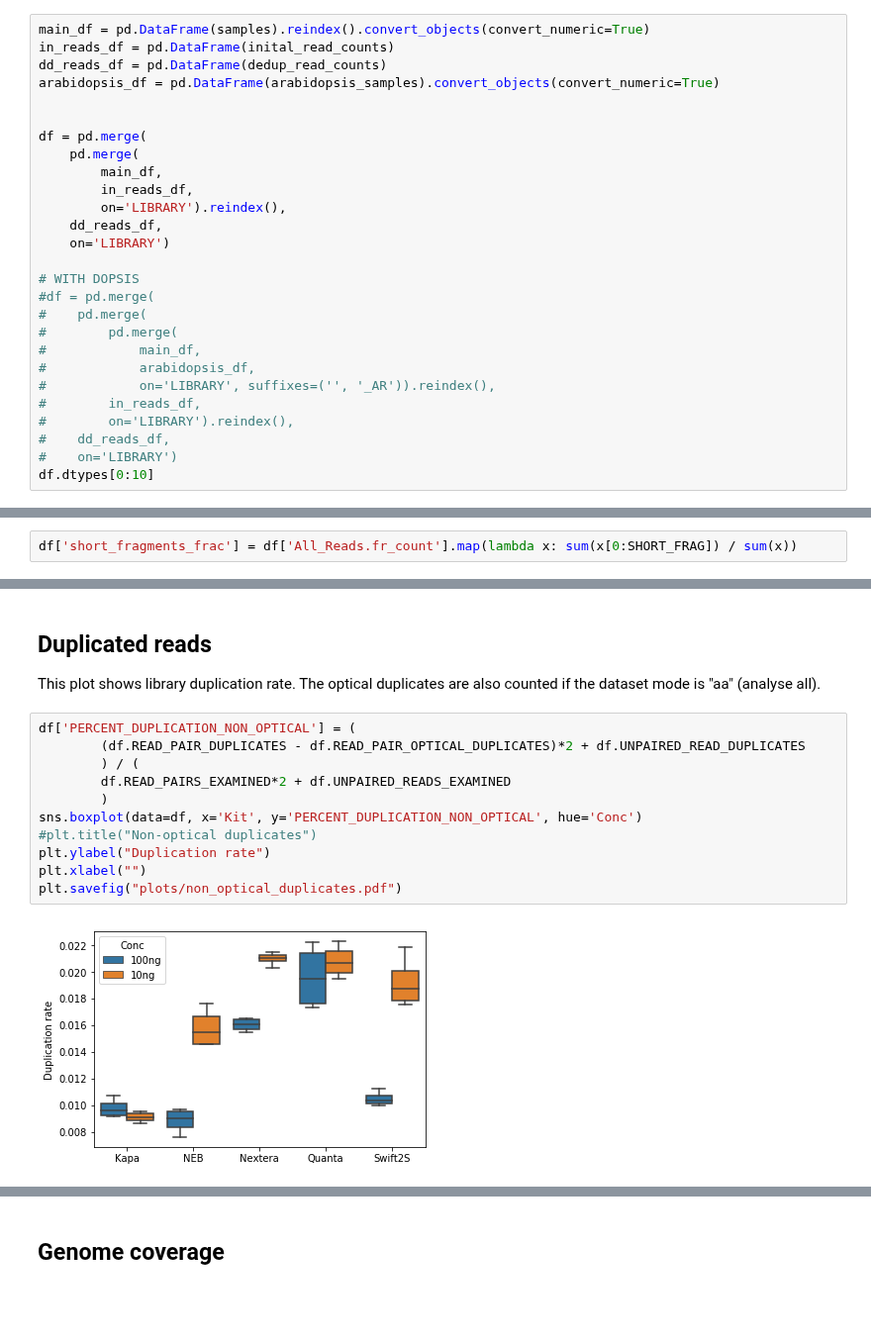
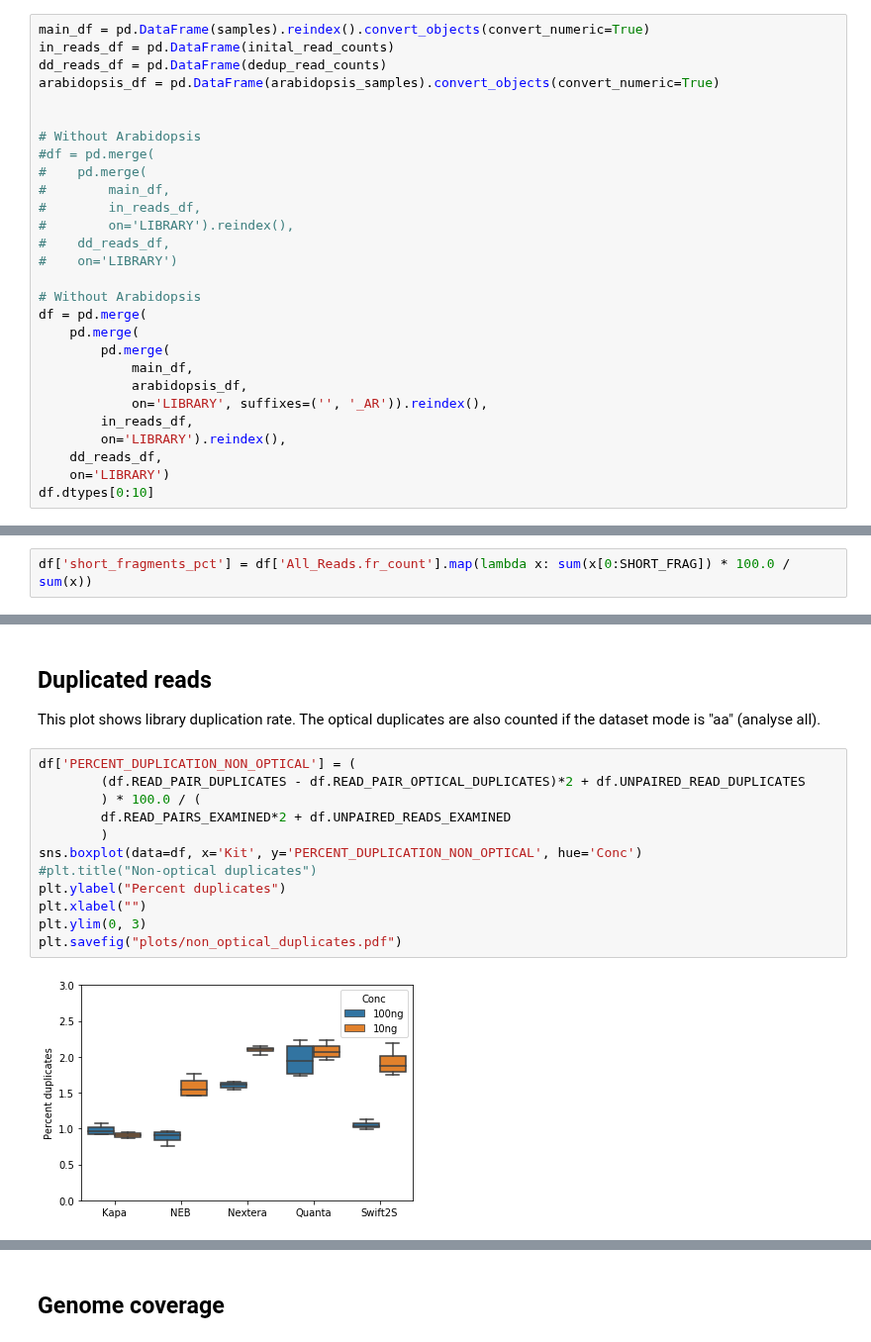
Before and after one commit to fa2k/comparison, a Jupyter notebook: Main_analysis.ipynb, the cells around one changed output, grey strips where cells are left out. Shown at 99% size. Drawn from its saved outputs; the diff is of its cells as text; blank space fills up the shorter version.

```diff
--- a/Main_analysis.ipynb
+++ b/Main_analysis.ipynb
@@ -128,25 +128,26 @@ dd_reads_df = pd.DataFrame(dedup_read_counts)
 arabidopsis_df = pd.DataFrame(arabidopsis_samples).convert_objects(convert_numeric=True)
 
 
+# Without Arabidopsis
+#df = pd.merge(
+#    pd.merge(
+#        main_df,
+#        in_reads_df,
+#        on='LIBRARY').reindex(),
+#    dd_reads_df,
+#    on='LIBRARY')
+
+# Without Arabidopsis
 df = pd.merge(
     pd.merge(
-        main_df,
+        pd.merge(
+            main_df,
+            arabidopsis_df,
+            on='LIBRARY', suffixes=('', '_AR')).reindex(),
         in_reads_df,
         on='LIBRARY').reindex(),
     dd_reads_df,
     on='LIBRARY')
-
-# WITH DOPSIS
-#df = pd.merge(
-#    pd.merge(
-#        pd.merge(
-#            main_df,
-#            arabidopsis_df,
-#            on='LIBRARY', suffixes=('', '_AR')).reindex(),
-#        in_reads_df,
-#        on='LIBRARY').reindex(),
-#    dd_reads_df,
-#    on='LIBRARY')
 df.dtypes[0:10]
 # %% [output]
 For all other conversions use the data-type specific converters pd.to_datetime, pd.to_timedelta and pd.to_numeric.
@@ -372,3 +406,3 @@ plt.savefig("plots/short_insert_zoom_100ng.pdf")
 # %%
-df['short_fragments_frac'] = df['All_Reads.fr_count'].map(lambda x: sum(x[0:SHORT_FRAG]) / sum(x))
+df['short_fragments_pct'] = df['All_Reads.fr_count'].map(lambda x: sum(x[0:SHORT_FRAG]) * 100.0 / sum(x))
 # %%
@@ -387,13 +459,14 @@ This plot shows library duplication rate. The optical duplicates are also counte
 # %%
 df['PERCENT_DUPLICATION_NON_OPTICAL'] = (
         (df.READ_PAIR_DUPLICATES - df.READ_PAIR_OPTICAL_DUPLICATES)*2 + df.UNPAIRED_READ_DUPLICATES
-        ) / (
+        ) * 100.0 / (
         df.READ_PAIRS_EXAMINED*2 + df.UNPAIRED_READS_EXAMINED
         )
 sns.boxplot(data=df, x='Kit', y='PERCENT_DUPLICATION_NON_OPTICAL', hue='Conc')
 #plt.title("Non-optical duplicates")
-plt.ylabel("Duplication rate")
+plt.ylabel("Percent duplicates")
 plt.xlabel("")
+plt.ylim(0, 3)
 plt.savefig("plots/non_optical_duplicates.pdf")
 # %% [output]
-[figure, old version]
+[figure, new version]
```
Also changed, not shown: parts of 23 cells of this notebook, 1 other file.
